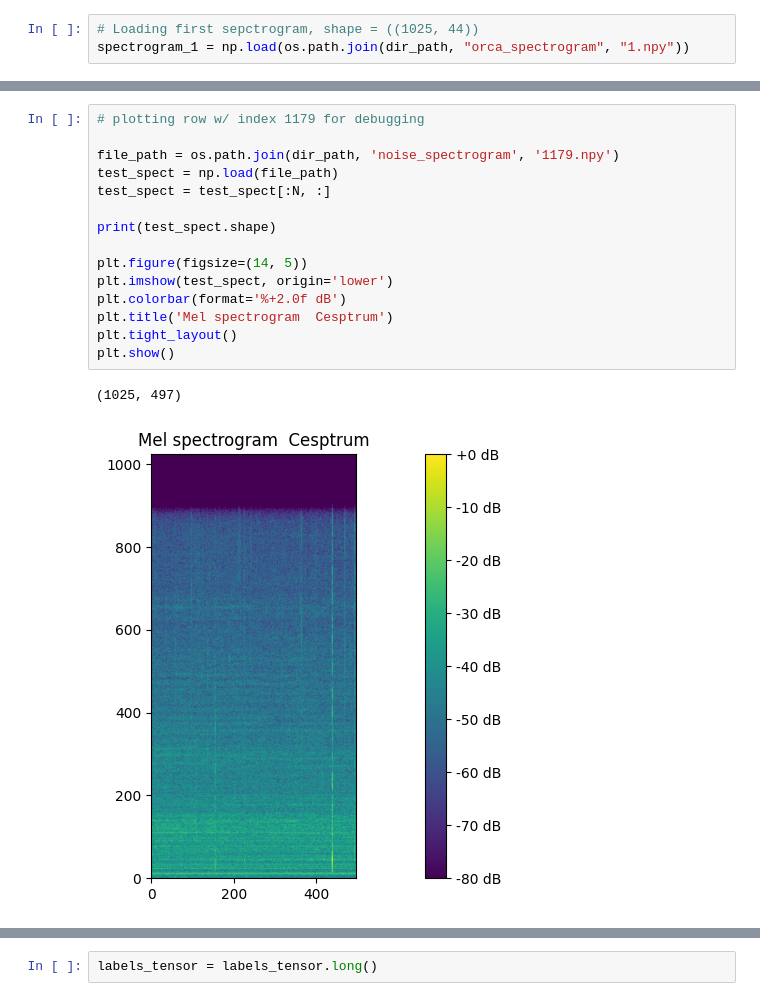
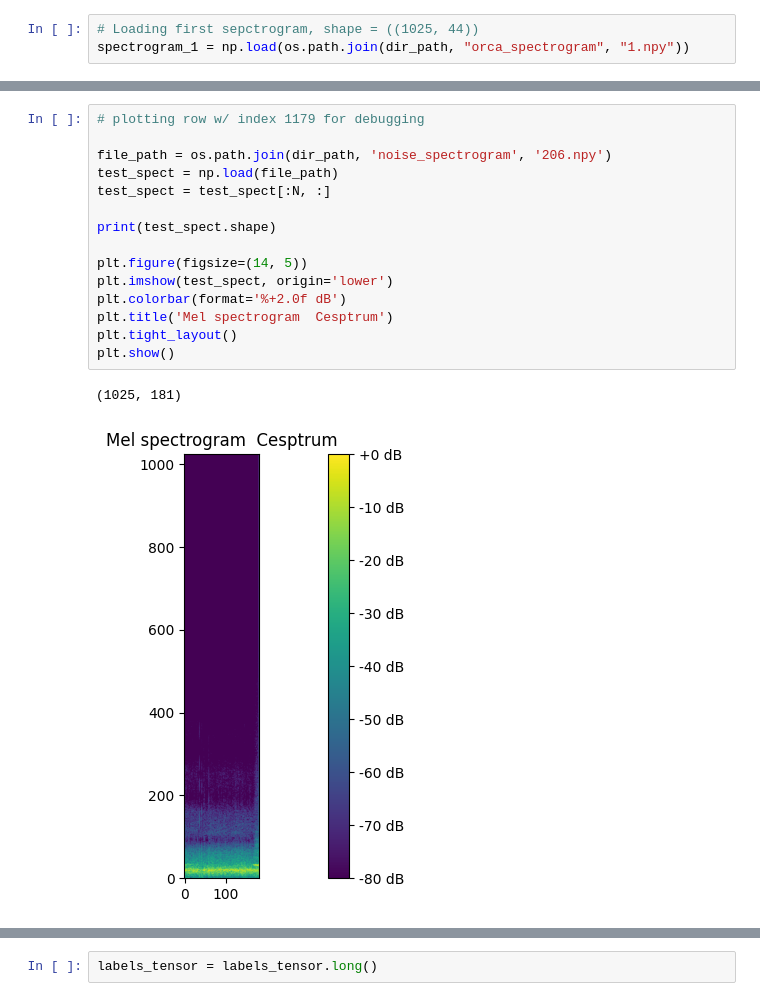
Before and after one commit to Denolle-Lab/OrcaSeis, a Jupyter notebook: cnn_pytorch.ipynb, the cells around one changed output, grey strips where cells are left out. Saved outputs shown, nothing was run; the diff lists cells and outputs as text.

```diff
--- a/cnn_pytorch.ipynb
+++ b/cnn_pytorch.ipynb
@@ -352,21 +345,21 @@ data_df
 # %%
 # plotting row w/ index 1179 for debugging
 
-file_path = os.path.join(dir_path, 'noise_spectrogram', '1179.npy')
+file_path = os.path.join(dir_path, 'noise_spectrogram', '206.npy')
 test_spect = np.load(file_path)
 test_spect = test_spect[:N, :]
 
 print(test_spect.shape)
 
 plt.figure(figsize=(14, 5))
 plt.imshow(test_spect, origin='lower')
 plt.colorbar(format='%+2.0f dB')
 plt.title('Mel spectrogram  Cesptrum')
 plt.tight_layout()
 plt.show()
 # %% [output]
-(1025, 497)
+(1025, 181)
-[figure, old version]
+[figure, new version]
 # %%
 # Populating data and labels arrays
 non_existant_indices = []
```
Also changed, not shown: parts of 15 cells of this notebook.
